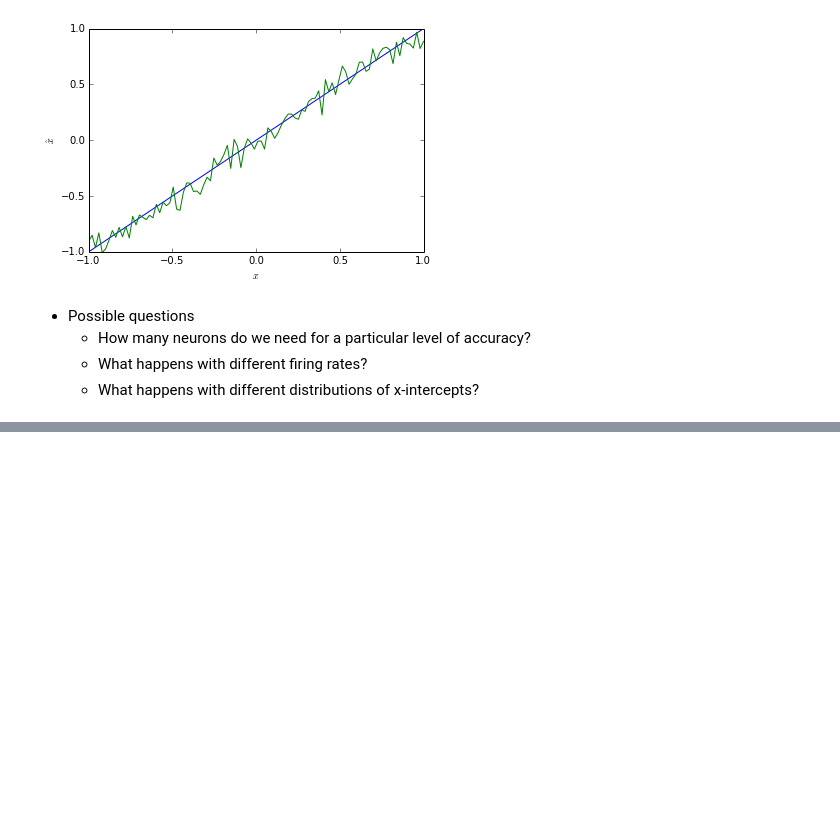
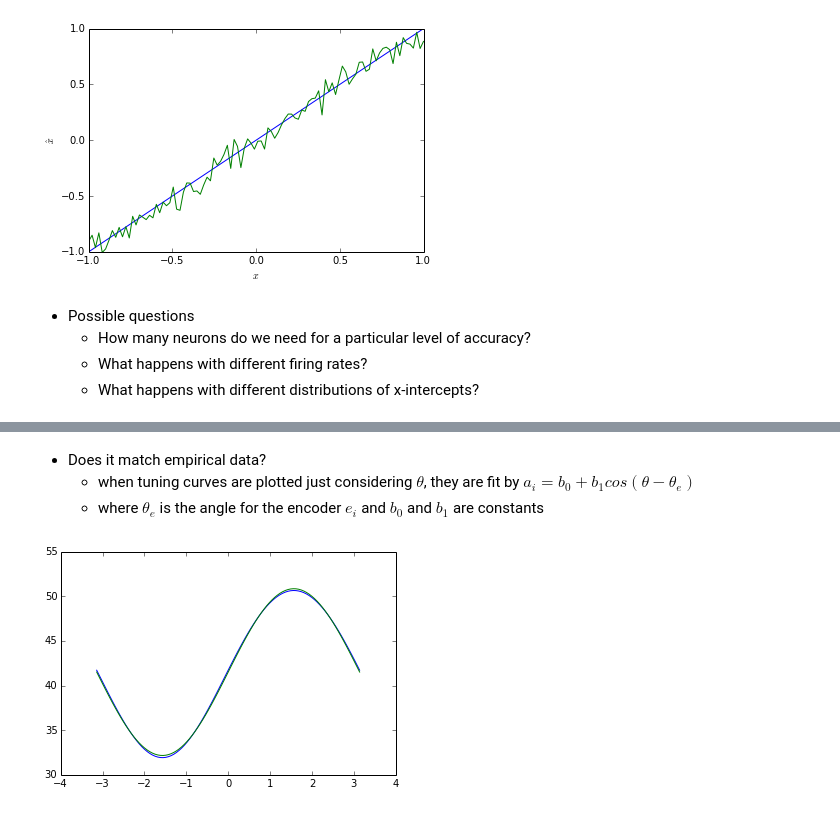
Before and after one commit to tcstewar/syde556, a Jupyter notebook: SYDE 556 Lecture 2 Representation.ipynb, the cells around one changed output, grey strips where cells are left out. Drawn from its saved outputs; the diff is of its cells as text; code cells hidden in the pictures; blank space fills up the shorter version.

```diff
--- a/SYDE 556 Lecture 2 Representation.ipynb
+++ b/SYDE 556 Lecture 2 Representation.ipynb
@@ -671,0 +707,20 @@ RMSE with 40 neurons is 0.0757205
+# %% [markdown]
+- Does it match empirical data?
+    - when tuning curves are plotted just considering $\theta$, they are fit by $a_i=b_0+b_1cos(\theta-\theta_e)$
+    - where $\theta_e$ is the angle for the encoder $e_i$ and $b_0$ and $b_1$ are constants
+# %%
+import scipy.optimize
+
+a = syde556.lif(J)
+
+def curve(theta, theta_e, b_0, b_1):
+    return b_0+b_1*numpy.cos(theta-theta_e)
+
+(theta_e, b_0, b_1), error = scipy.optimize.curve_fit(curve, theta, a)
+
+figure()
+plot(theta, a)
+plot(theta, curve(theta, theta_e, b_0, b_1))
+show()
+# %% [output]
+[figure, added]
```
Also changed, not shown: parts of 6 cells of this notebook, 3 other files.
